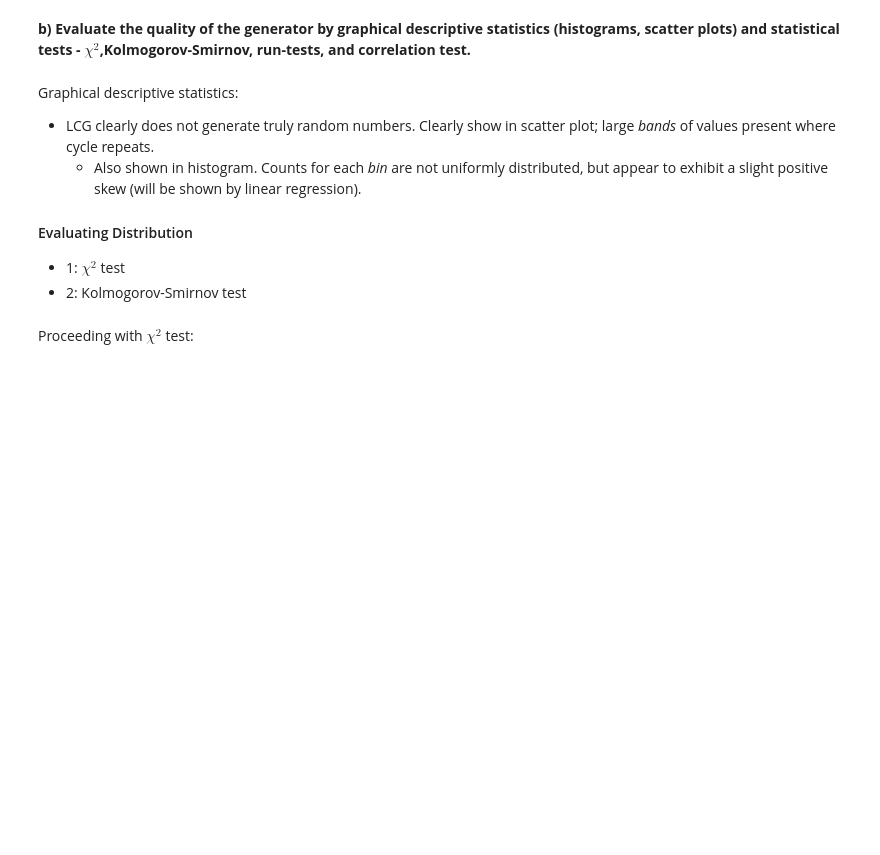
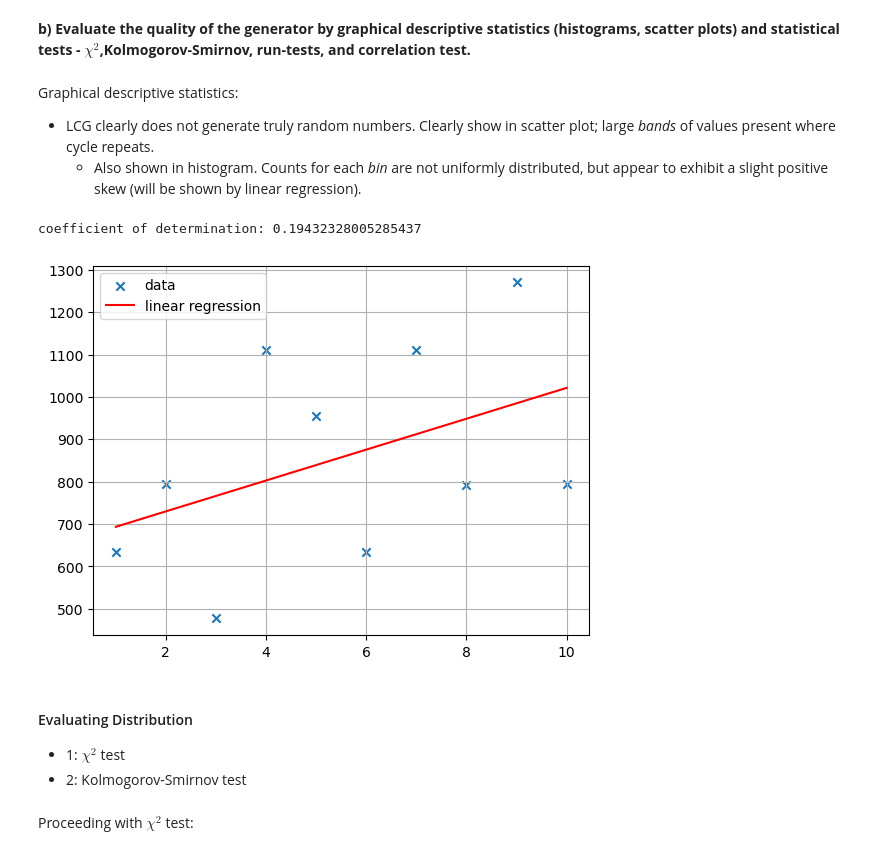
Before and after one commit to damiskov/02443-stochastic-simulation, a Jupyter notebook: Exercises/day1-genandtesting.ipynb, the cells around one changed output. Cells and saved outputs as stored; diff of their text form; code cells hidden in the pictures; blank space fills up the shorter version.

Commit message:
finished run test 1 and linear regression

```diff
--- a/Exercises/day1-genandtesting.ipynb
+++ b/Exercises/day1-genandtesting.ipynb
@@ -83,9 +84,25 @@ sns.displot(num_lst, bins=10)
 Graphical descriptive statistics:
 - LCG clearly does not generate truly random numbers. Clearly show in scatter plot; large *bands* of values present where cycle repeats.
     - Also shown in histogram. Counts for each *bin* are not uniformly distributed, but appear to exhibit a slight positive skew (will be shown by linear regression).
-#### Evaluating Distribution
-- 1: $\chi^2$ test
-- 2: Kolmogorov-Smirnov test
+# %%
+x = np.array(list(bins.keys())).reshape((-1,1))
+y = np.array(list(bins.values()))
+model = LinearRegression().fit(x, y)
+r_sq = model.score(x, y)
+print(f"coefficient of determination: {r_sq}")
+
+plt.scatter(list(bins.keys()), list(bins.values()), marker="x", label="data")
+plt.plot(list(bins.keys()), [model.coef_*i+model.intercept_ for i in list(bins.keys())], color="r", label=f"linear regression")
+plt.legend()
+plt.grid()
+plt.show()
+# %% [output]
+coefficient of determination: 0.19432328005285437
+[figure, added]
+# %% [markdown]
+#### Evaluating Distribution
+- 1: $\chi^2$ test
+- 2: Kolmogorov-Smirnov test
 # %% [markdown]
 Proceeding with $\chi^2$ test:
 # %% [markdown]
```
Also changed, not shown: parts of 9 cells of this notebook.
